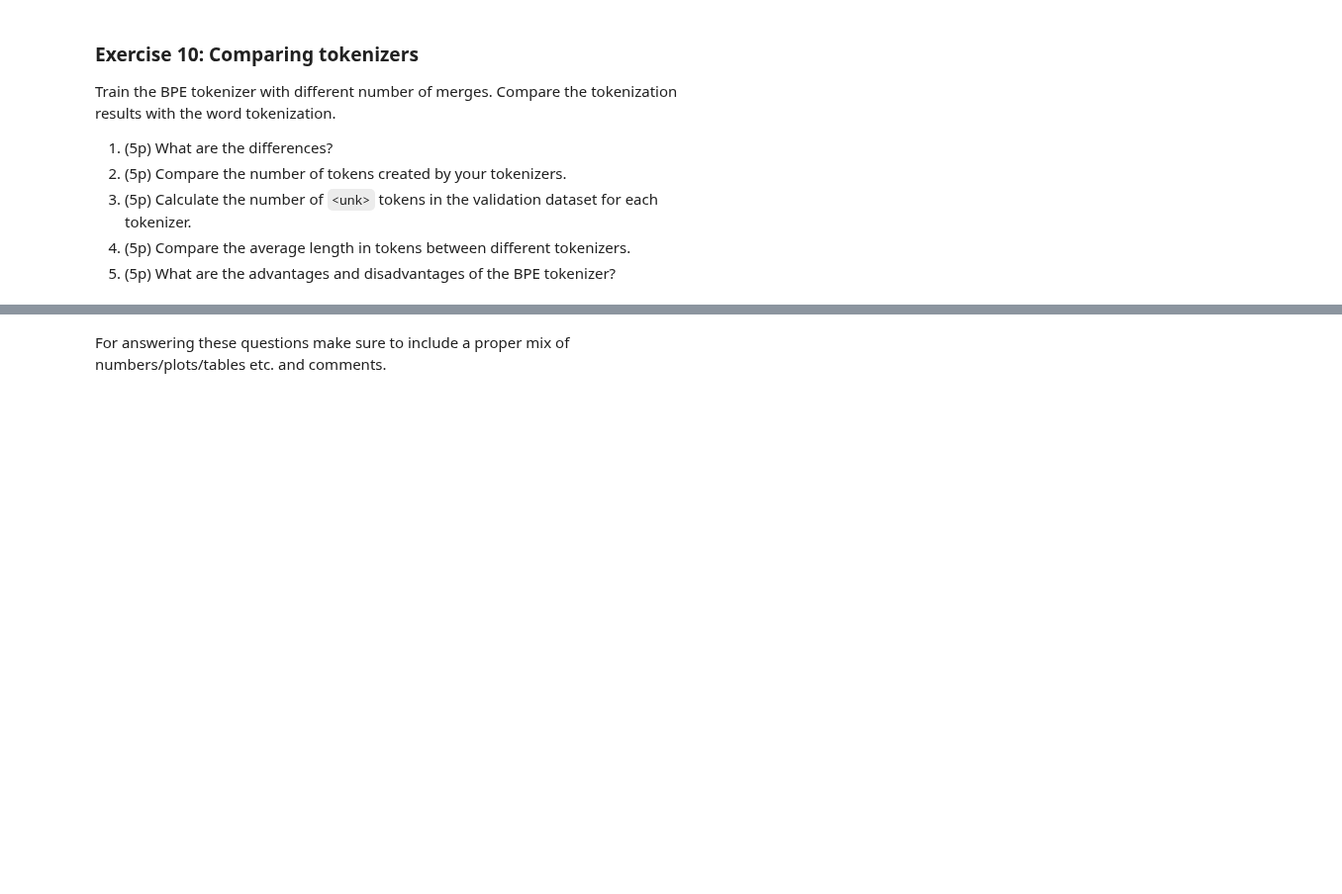
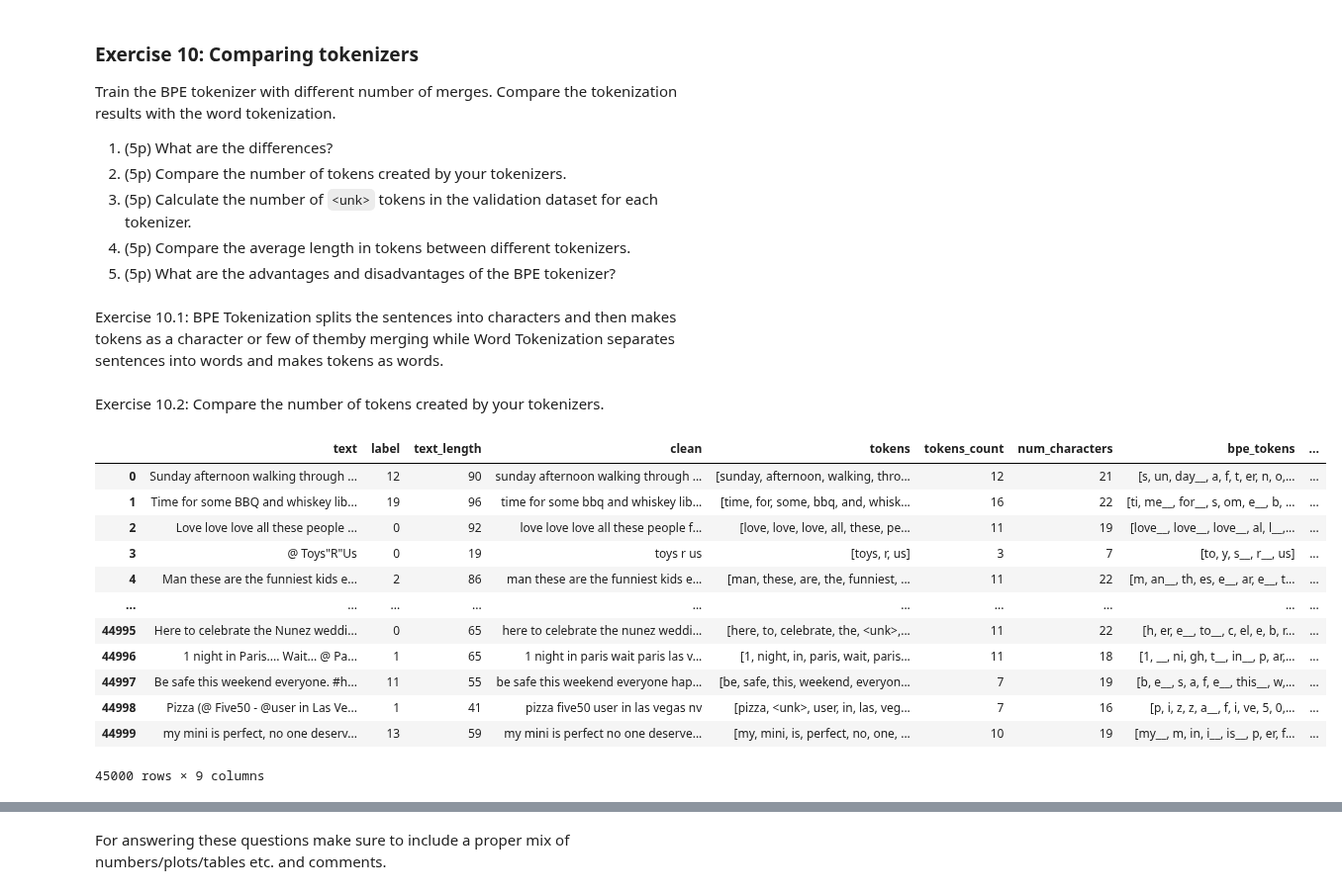
Before and after one commit to vddobush/NLP_Project, a Jupyter notebook: lab1_empty.ipynb, the cells around one changed output, grey strips where cells are left out. Shown at 99% size. Drawn from its saved outputs; the diff is of its cells as text; code cells hidden in the pictures; blank space fills up the shorter version.

```diff
--- a/lab1_empty.ipynb
+++ b/lab1_empty.ipynb
@@ -1253,3 +1247,30 @@ Train the BPE tokenizer with different number of merges. Compare the tokenizatio
 3. (5p) Calculate the number of `<unk>` tokens in the validation dataset for each tokenizer.
 4. (5p) Compare the average length in tokens between different tokenizers.
 5. (5p) What are the advantages and disadvantages of the BPE tokenizer?
+# %% [markdown]
+Exercise 10.1:	BPE Tokenization splits the sentences into characters and then makes tokens as a character or few of themby merging  while Word Tokenization separates sentences into words and makes tokens as words.
+# %% [markdown]
+Exercise 10.2: Compare the number of tokens created by your tokenizers.
+# %%
+# The function ad a column with the amount of tokens in the sentence
+def add_bpe_tokens_count(example):
+    example['tokens_bpe_count'] = len(example['bpe_tokens'])
+    return example
+
+tweet_ds['train'] = tweet_ds['train'].map(add_bpe_tokens_count)
+tweet_train_df_NEW = pd.DataFrame(tweet_ds['train'])
+tweet_train_df_NEW
+# %% [output]
+|  | text | label | text_length | clean | tokens | tokens_count | num_characters | bpe_tokens | ... |
+| 0 | Sunday afternoon walking through ... | 12 | 90 | sunday afternoon walking through ... | [sunday, afternoon, walking, thro... | 12 | 21 | [s, un, day__, a, f, t, er, n, o,... | ... |
+| 1 | Time for some BBQ and whiskey lib... | 19 | 96 | time for some bbq and whiskey lib... | [time, for, some, bbq, and, whisk... | 16 | 22 | [ti, me__, for__, s, om, e__, b, ... | ... |
+| 2 | Love love love all these people ️... | 0 | 92 | love love love all these people f... | [love, love, love, all, these, pe... | 11 | 19 | [love__, love__, love__, al, l__,... | ... |
+| 3 | ️ ️ ️ ️ @ Toys"R"Us | 0 | 19 | toys r us | [toys, r, us] | 3 | 7 | [to, y, s__, r__, us] | ... |
+| 4 | Man these are the funniest kids e... | 2 | 86 | man these are the funniest kids e... | [man, these, are, the, funniest, ... | 11 | 22 | [m, an__, th, es, e__, ar, e__, t... | ... |
+| ... | ... | ... | ... | ... | ... | ... | ... | ... | ... |
+| 44995 | Here to celebrate the Nunez weddi... | 0 | 65 | here to celebrate the nunez weddi... | [here, to, celebrate, the, <unk>,... | 11 | 22 | [h, er, e__, to__, c, el, e, b, r... | ... |
+| 44996 | 1 night in Paris.... Wait... @ Pa... | 1 | 65 | 1 night in paris wait paris las v... | [1, night, in, paris, wait, paris... | 11 | 18 | [1, __, ni, gh, t__, in__, p, ar,... | ... |
+| 44997 | Be safe this weekend everyone. #h... | 11 | 55 | be safe this weekend everyone hap... | [be, safe, this, weekend, everyon... | 7 | 19 | [b, e__, s, a, f, e__, this__, w,... | ... |
+| 44998 | Pizza (@ Five50 - @user in Las Ve... | 1 | 41 | pizza five50 user in las vegas nv | [pizza, <unk>, user, in, las, veg... | 7 | 16 | [p, i, z, z, a__, f, i, ve, 5, 0,... | ... |
+| 44999 | my mini is perfect, no one deserv... | 13 | 59 | my mini is perfect no one deserve... | [my, mini, is, perfect, no, one, ... | 10 | 19 | [my__, m, in, i__, is__, p, er, f... | ... |
+45000 rows × 9 columns
```
Also changed, not shown: parts of 9 cells of this notebook.
